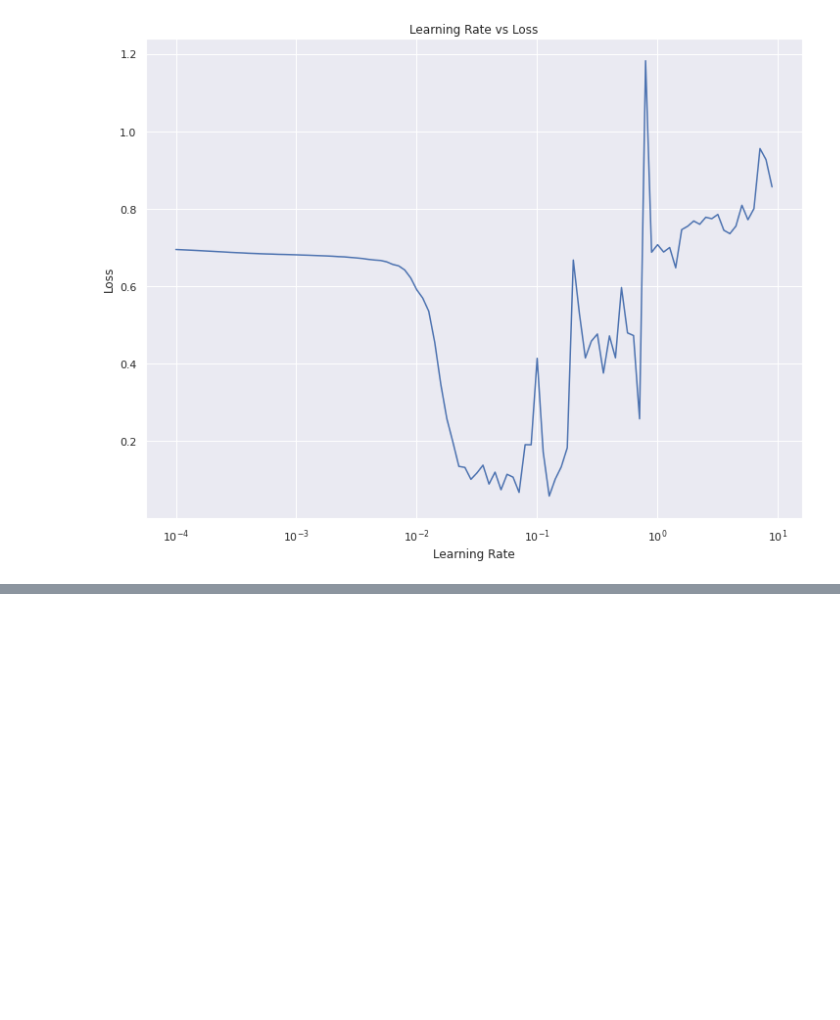
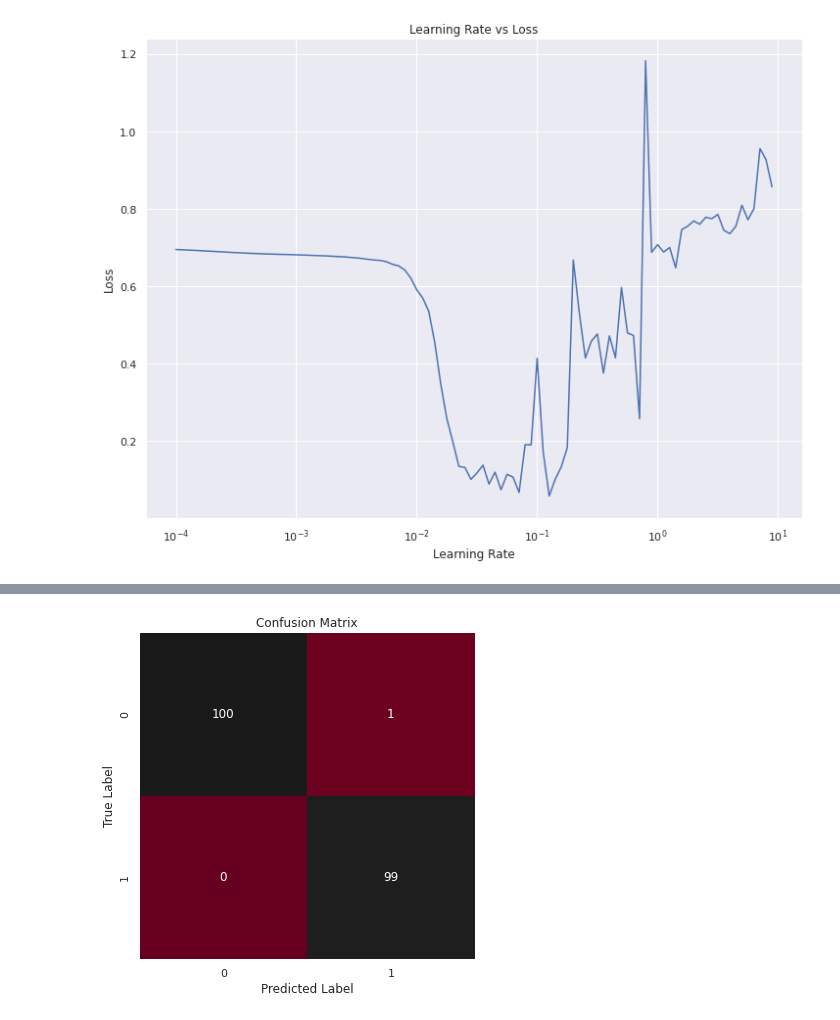
Before and after one commit to 86lekwenshiung/Neural-Network-with-Tensorflow, a Jupyter notebook: 02_Neural_Network_Classification_With_Tensorflow.ipynb, the cells around one changed output, grey strips where cells are left out. Drawn from its saved outputs; the diff is of its cells as text; code cells hidden in the pictures; blank space fills up the shorter version.

```diff
--- a/02_Neural_Network_Classification_With_Tensorflow.ipynb
+++ b/02_Neural_Network_Classification_With_Tensorflow.ipynb
@@ -503,0 +522,10 @@ plt.title('Learning Rate vs Loss');
+# %%
+# Confusion Matrix - To prevent valueError: Classification metrics can't handle a mix of binary and continuous targets, need to round to binary format
+
+y_pred = model_7.predict(X_test)
+
+print(y_pred[:5])
+print(tf.round(y_pred[:5]))
+print(y_test[:5])
+
+conf_mat = confusion_matrix(y_test , tf.round(y_pred))
@@ -503,0 +545,12 @@ plt.title('Learning Rate vs Loss');
+# %%
+plt.figure(figsize = (6,6))
+sns.heatmap(conf_mat,
+            annot = True,
+            fmt = '.3g',
+            cmap = 'RdGy',
+            cbar = False)
+plt.xlabel('Predicted Label')
+plt.ylabel('True Label')
+plt.title('Confusion Matrix');
+# %% [output]
+[figure, added]
```
Also changed, not shown: parts of 15 cells of this notebook.
